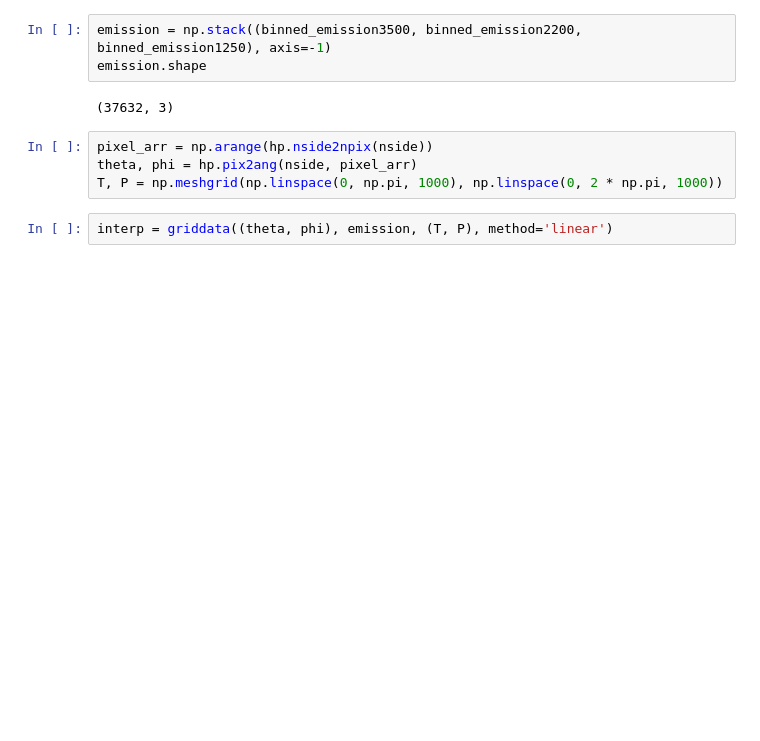
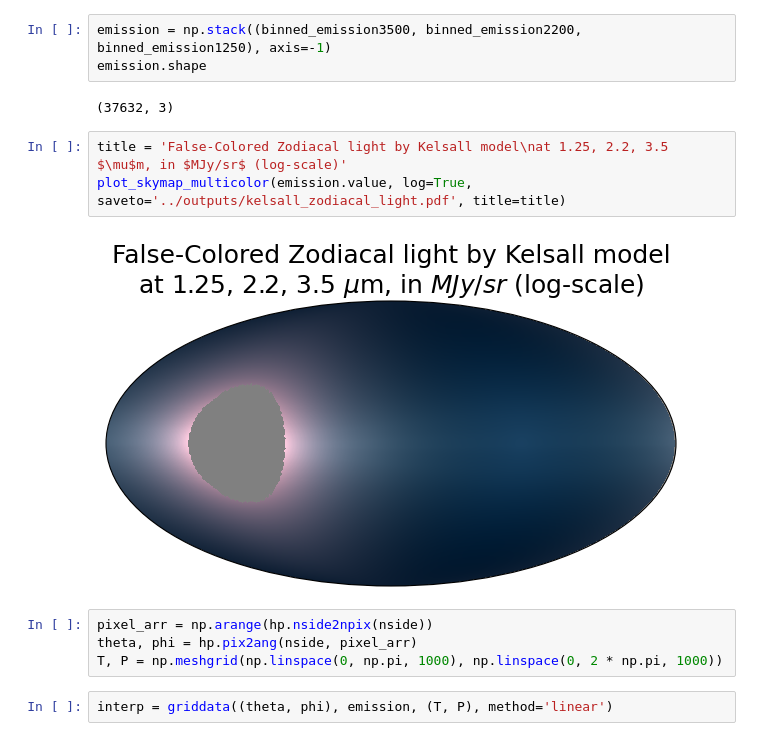
Before and after one commit to oravitan/zodiacal-polarized, a Jupyter notebook: notebooks/create_zodiacal_images.ipynb, the cells around one changed output. Drawn from its saved outputs; the diff is of its cells as text; blank space fills up the shorter version.

```diff
--- a/notebooks/create_zodiacal_images.ipynb
+++ b/notebooks/create_zodiacal_images.ipynb
@@ -124,6 +124,11 @@ emission = np.stack((binned_emission3500, binned_emission2200, binned_emission12
 emission.shape
 # %% [output]
 (37632, 3)
+# %%
+title = 'False-Colored Zodiacal light by Kelsall model\nat 1.25, 2.2, 3.5 $\mu$m, in $MJy/sr$ (log-scale)'
+plot_skymap_multicolor(emission.value, log=True, saveto='../outputs/kelsall_zodiacal_light.pdf', title=title)
+# %% [output]
+[figure, added]
 # %%
 pixel_arr = np.arange(hp.nside2npix(nside))
 theta, phi = hp.pix2ang(nside, pixel_arr)
```
Also changed, not shown: parts of 1 cell of this notebook, 7 other files.
